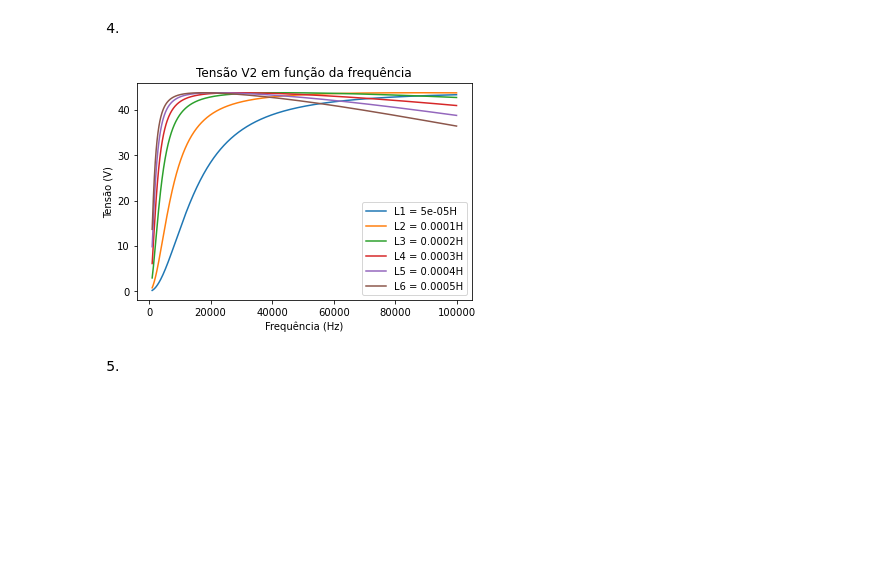
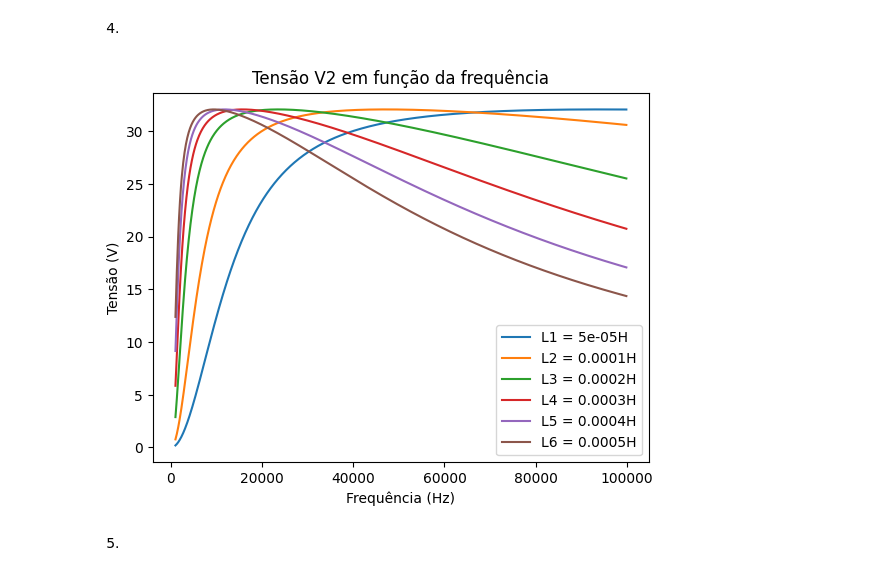
Before and after one commit to MatheusCastellucci/Projeto-Mamag, a Jupyter notebook: projeto.ipynb, the cells around one changed output. Drawn from its saved outputs; the diff is of its cells as text; code cells hidden in the pictures; blank space fills up the shorter version.

```diff
--- a/projeto.ipynb
+++ b/projeto.ipynb
@@ -25,7 +25,7 @@ L1 = L2 = 50e-3
 
 #resistências
 R1 = R2 = 0.5
-Rc = 400
+Rc = 100
 
 #frequência
 f = 60
@@ -101,23 +85,23 @@ plt.show()
 # %%
 listal1 = [50e-6, 100e-6, 200e-6, 300e-6, 400e-6, 500e-6]
 listaLS = ["L1", "L2", "L3", "L4", "L5", "L6"]
 listafr = np.arange(1e3, 1e5, 100)
 
 for L1 in listal1:
     listav2 = []
     L2 = L1
     for fr in listafr:
-        i1, i2, v2= CalcularTransformador5(Ufonte, Rc, fr)
+        i1, i2, v2= CalcularTransformador(Ufonte, Rc, fr)
         listav2.append(abs(v2))
     l_atual = listaLS[listal1.index(L1)]
     plt.plot(listafr, listav2, label=f"{l_atual} = " + str(L1) + "H")
 plt.xlabel("Frequência (Hz)")
 plt.ylabel("Tensão (V)")
 plt.title("Tensão V2 em função da frequência")
 plt.legend()
 plt.show()
 # %% [output]
-[figure, old version]
+[figure, new version]
 # %% [markdown]
 5.
 # %%
```
Also changed, not shown: parts of 6 cells of this notebook.
